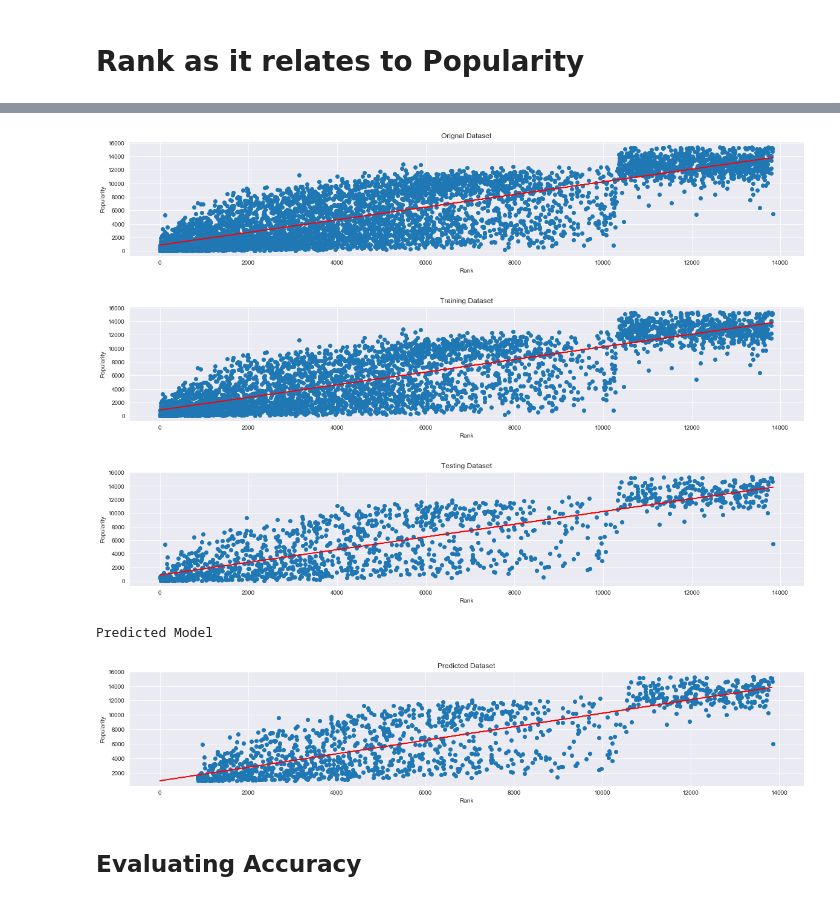
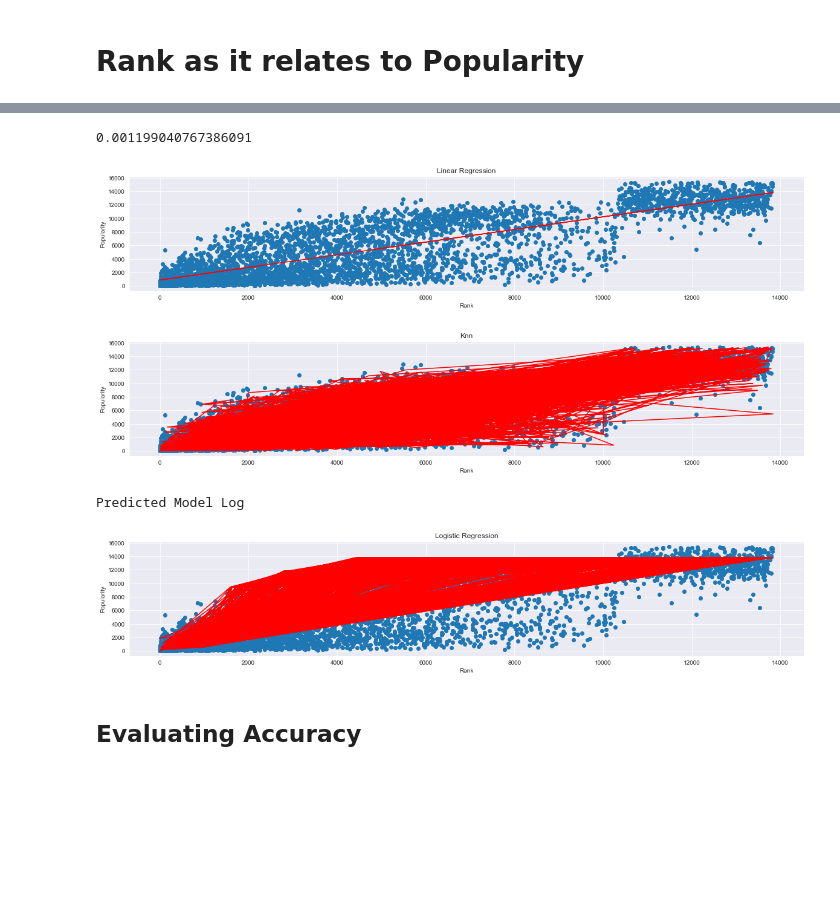
Before and after one commit to sdman135/Anime_Score_Predictor---Project-3, a Jupyter notebook: Sam's Project 3.ipynb, the cells around one changed output, grey strips where cells are left out. Saved outputs shown, nothing was run; the diff lists cells and outputs as text; code cells hidden in the pictures; blank space fills up the shorter version.

```diff
--- a/Sam's Project 3.ipynb
+++ b/Sam's Project 3.ipynb
@@ -195,0 +270,9 @@ array([0.67882469, 0.67882469, 0.67882469, ..., 0.67882469, 0.67882469,
+# %%
+k_range= range(1,100)
+scores= []
+for k in k_range:
+    kknn = neighbors.KNeighborsClassifier(n_neighbors=k)
+    knn.fit(X1, y1)
+    y1_pred_knn = knn.predict(X1_test)
+    scores.append(metrics.accuracy_score(y1_test,y1_pred_knn))
+plt.plot(k_range,scores)
@@ -196,54 +282,56 @@ array([0.67882469, 0.67882469, 0.67882469, ..., 0.67882469, 0.67882469,
+# %%
+#Linear Regression
+lr = LinearRegression()
+lr.fit(X1,y1)
+y1_pred_lr = lr.predict(X1_test)
+# %%
+#LogisticRegression
+logreg= LogisticRegression()
+logreg.fit(X1,y1)
+y1_pred_logreg = logreg.predict(X1_test)
+print(metrics.accuracy_score(y1_test,y1_pred_logreg))
+# %% [output]
+0.001199040767386091
 # %%
-
-fig1 = plt.figure(figsize=(20,16))
-ax1 = fig1.add_subplot(411)
-plt.scatter(x1,y1)
-plt.plot(x1,y_pred1, color = 'r')
-plt.xlabel('Rank')
-plt.ylabel('Popularity')
-plt.title('Orignal Dataset')
-plt.show()
-
-
-# ploting training model
-
-fig1 = plt.figure(figsize=(20,16))
-ax1 = fig1.add_subplot(412)
-plt.scatter(x1_train,y1_train)
-plt.plot(x1,y_pred1, color = 'r')
-plt.xlabel('Rank')
-plt.ylabel('Popularity')
-plt.title('Training Dataset')
-plt.show()
-
 # ploting testing model
 
 fig1 = plt.figure(figsize=(20,16))
 ax1 = fig1.add_subplot(413)
-plt.scatter(x1_test,y1_test)
-plt.plot(x1,y_pred1, color = 'r')
+plt.scatter(X1_train,y1_train)
+plt.plot(X1_test,y1_pred_lr, color = 'r')
 plt.xlabel('Rank')
 plt.ylabel('Popularity')
-plt.title('Testing Dataset')
+plt.title('Linear Regression')
 plt.show()
+
+# ploting Knn model
+
+fig1 = plt.figure(figsize=(20,16))
+ax1 = fig1.add_subplot(412)
+plt.scatter(X1_train,y1_train)
+plt.plot(X1_test,y1_pred_knn, color = 'r')
+plt.xlabel('Rank')
+plt.ylabel('Popularity')
+plt.title('Knn')
+plt.show()
+
 
 # ploting predicted model
 
-print('Predicted Model')
+print('Predicted Model Log')
 
 fig1 = plt.figure(figsize=(20,16))
 ax1 = fig1.add_subplot(414)
-plt.scatter(x1_predicted,y1_predicted)
-plt.plot(x1,y_pred1, color = 'r')
+plt.scatter(X1_train,y1_train)
+plt.plot(X1_test,y1_pred_logreg, color = 'r')
 plt.xlabel('Rank')
 plt.ylabel('Popularity')
-plt.title('Predicted Dataset')
+plt.title('Logistic Regression')
 plt.show()
 # %% [output]
-[figure, old version]
+[figure, new version]
-[figure, old version]
+[figure, new version]
+Predicted Model Log
-[figure, old version]
+[figure, new version]
-Predicted Model
-[figure, removed]
 # %% [markdown]
 ## Evaluating Accuracy
```
Also changed, not shown: parts of 45 cells of this notebook, 8 other files.
